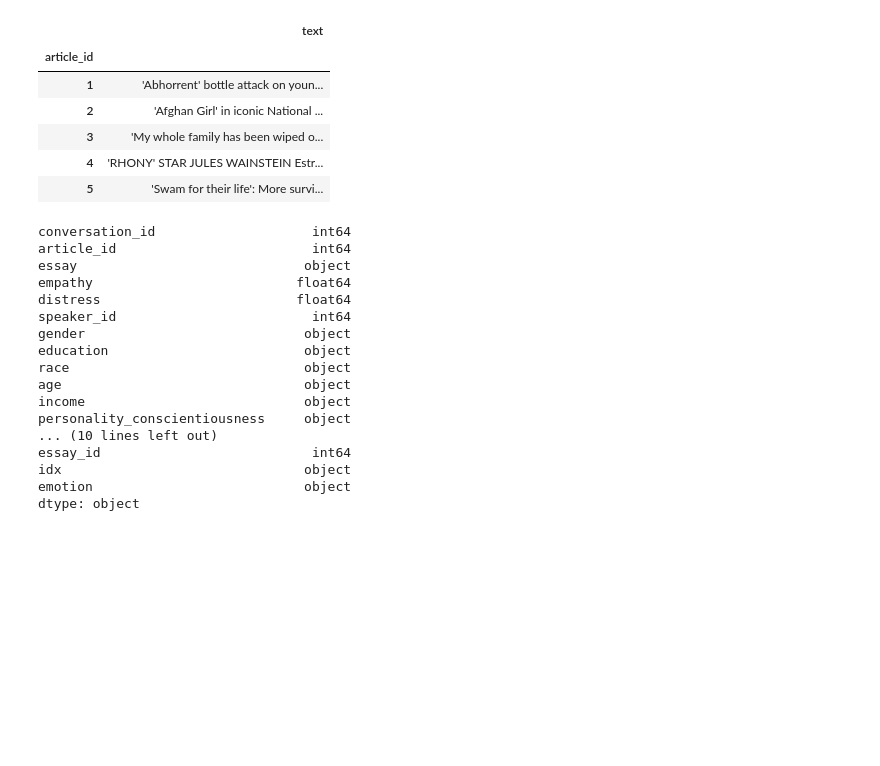
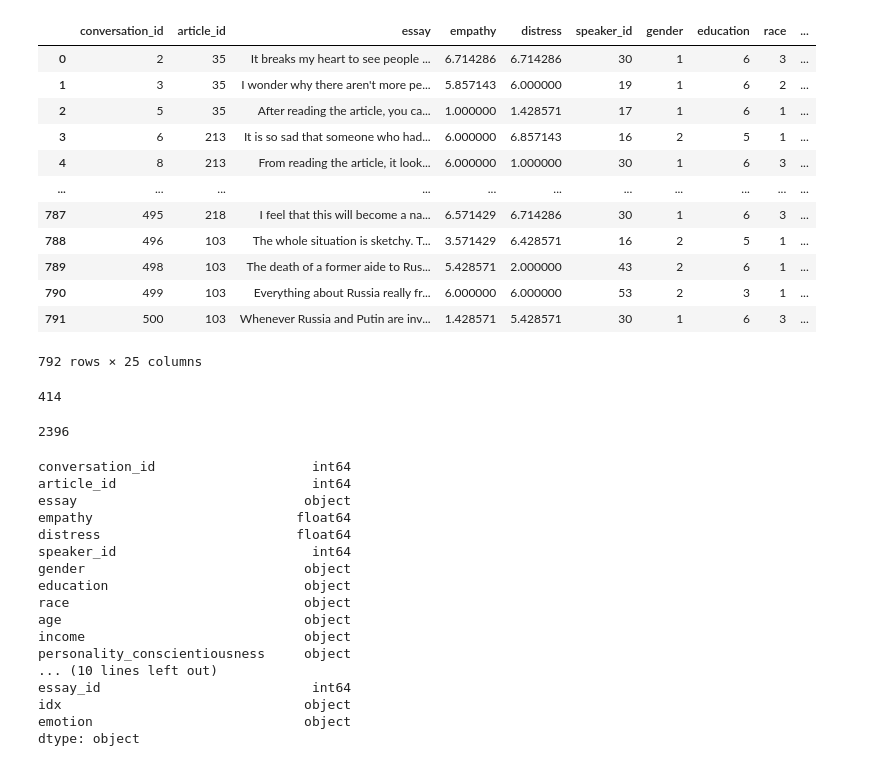
Before and after one commit to hasan-rakibul/WASSA23-empathy-emotion, a Jupyter notebook: preprocessing.ipynb, the cells around one changed output. Saved outputs shown, nothing was run; the diff lists cells and outputs as text; code cells hidden in the pictures; blank space fills up the shorter version.

```diff
--- a/preprocessing.ipynb
+++ b/preprocessing.ipynb
@@ -10,13 +8,27 @@ article_raw = pd.read_csv('./dataset/articles_adobe_AMT.csv', header=0, index_co
-# %%
-article_raw.head()
-# %% [output]
-|  | text |
-| article_id |  |
-| 1 | 'Abhorrent' bottle attack on youn... |
-| 2 | 'Afghan Girl' in iconic National ... |
-| 3 | 'My whole family has been wiped o... |
-| 4 | 'RHONY' STAR JULES WAINSTEIN Estr... |
-| 5 | 'Swam for their life': More survi... |
+# %%
+essay_empathy_raw
+# %% [output]
+|  | conversation_id | article_id | essay | empathy | distress | speaker_id | gender | education | race | ... |
+| 0 | 2 | 35 | It breaks my heart to see people ... | 6.714286 | 6.714286 | 30 | 1 | 6 | 3 | ... |
+| 1 | 3 | 35 | I wonder why there aren't more pe... | 5.857143 | 6.000000 | 19 | 1 | 6 | 2 | ... |
+| 2 | 5 | 35 | After reading the article, you ca... | 1.000000 | 1.428571 | 17 | 1 | 6 | 1 | ... |
+| 3 | 6 | 213 | It is so sad that someone who had... | 6.000000 | 6.857143 | 16 | 2 | 5 | 1 | ... |
+| 4 | 8 | 213 | From reading the article, it look... | 6.000000 | 1.000000 | 30 | 1 | 6 | 3 | ... |
+| ... | ... | ... | ... | ... | ... | ... | ... | ... | ... | ... |
+| 787 | 495 | 218 | I feel that this will become a na... | 6.571429 | 6.714286 | 30 | 1 | 6 | 3 | ... |
+| 788 | 496 | 103 | The whole situation is sketchy. T... | 3.571429 | 6.428571 | 16 | 2 | 5 | 1 | ... |
+| 789 | 498 | 103 | The death of a former aide to Rus... | 5.428571 | 2.000000 | 43 | 2 | 6 | 1 | ... |
+| 790 | 499 | 103 | Everything about Russia really fr... | 6.000000 | 6.000000 | 53 | 2 | 3 | 1 | ... |
+| 791 | 500 | 103 | Whenever Russia and Putin are inv... | 1.428571 | 5.428571 | 30 | 1 | 6 | 3 | ... |
+792 rows × 25 columns
+# %%
+len(essay_empathy_raw.iloc[0,2])
+# %% [output]
+414
+# %%
+len(article_raw.iloc[0,0])
+# %% [output]
+2396
 # %%
 # essay_empathy_raw.columns
 # %%
```
Also changed, not shown: parts of 7 cells of this notebook, 3 other files.
